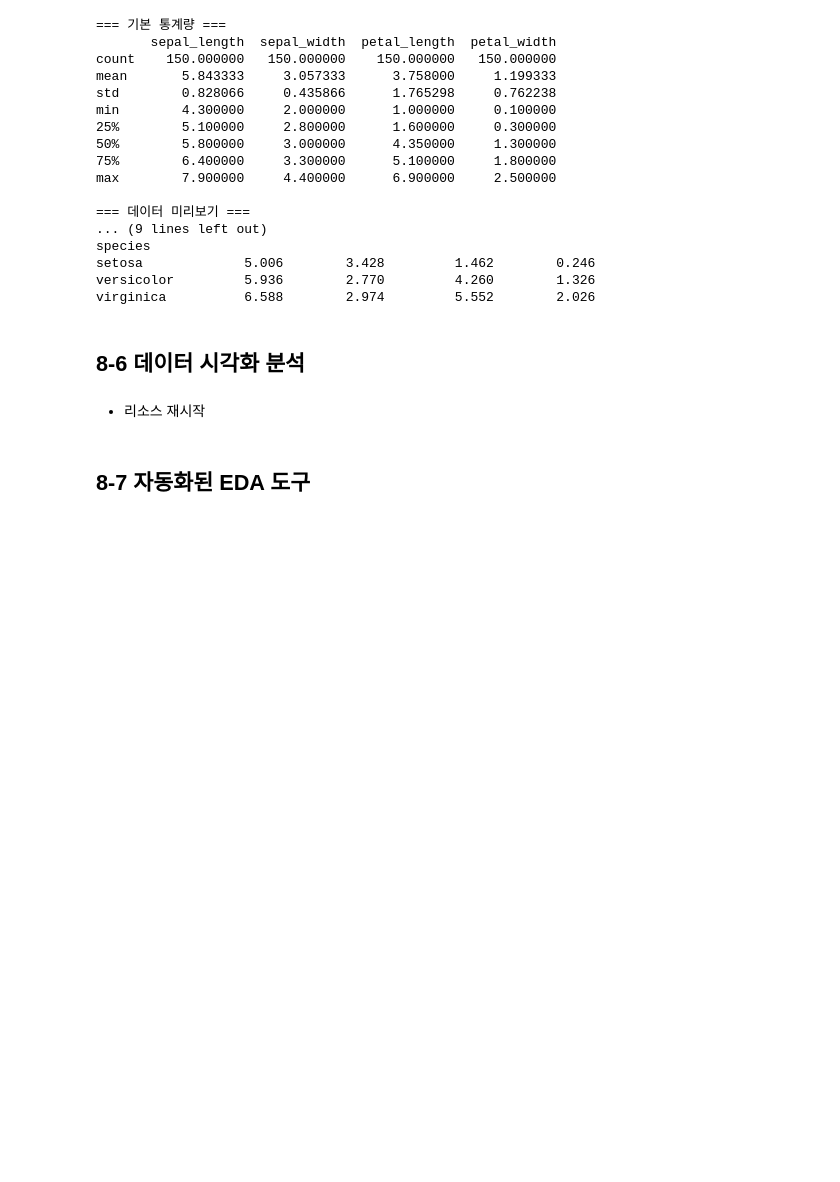
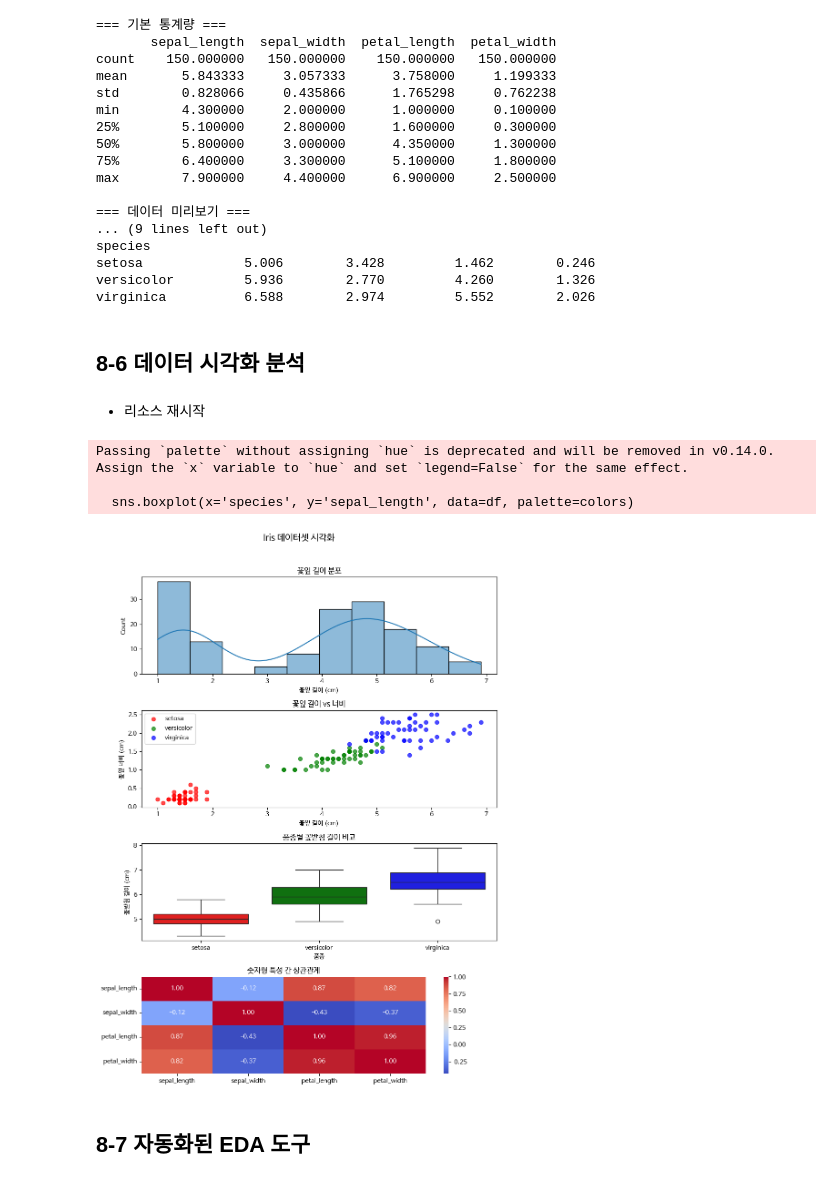
Before and after one commit to HYA6/DataAnalysis, a Jupyter notebook: OpenSourceDataAnalysis_08.ipynb, the cells around one changed output. Cells and saved outputs as stored; diff of their text form; code cells hidden in the pictures; blank space fills up the shorter version.

```diff
--- a/OpenSourceDataAnalysis_08.ipynb
+++ b/OpenSourceDataAnalysis_08.ipynb
@@ -228,39 +228,53 @@ plt.suptitle('Iris 데이터셋 시각화', y=1.02, fontsize=14)
 ## 첫 번째 서브플롯: 꽃잎 길이 분포 (히스토그램)
 plt.subplot(4, 1, 1)
 # seaborn을 이용하여 petal_length를 10개 구간으로 나누어 히스토그램 표시
+sns.histplot(df['petal_length'], bins = 10, kde = True)
 plt.title('꽃잎 길이 분포')
 plt.xlabel('꽃잎 길이 (cm)')
 
 ## 두 번째 서브플롯: 꽃잎 길이 vs 너비 (산점도)
 plt.subplot(4, 1, 2)
 species_list = df['species'].unique()
 colors = {'setosa':'red', 'versicolor':'green', 'virginica':'blue'}
 
 for species in species_list:
     species_data = df[df['species'] == species]
     # matplotlib를 이용하여 길이, 넓이를 산점도로 표시
+    plt.scatter(
+        species_data['petal_length'],
+        species_data['petal_width'],
+        c = colors[species],
+        label = species,
+        alpha = 0.7
+    )
 plt.title('꽃잎 길이 vs 너비')
 plt.xlabel('꽃잎 길이 (cm)')
 plt.ylabel('꽃잎 너비 (cm)')
 plt.legend()
 
 ## 세 번째 서브플롯: 품종별 꽃받침 길이 (박스플롯)
 plt.subplot(4, 1, 3)
 # seaborn을 이용하여 품종 별 꽃받침 길이를 박스플롯으로 표시
+sns.boxplot(x='species', y='sepal_length', data=df, palette=colors)
 plt.title('품종별 꽃받침 길이 비교')
 plt.xlabel('품종')
 plt.ylabel('꽃받침 길이 (cm)')
 
 ## 네 번째 서브플롯: 숫자형 특성 간 상관관계 (히트맵)
 plt.subplot(4, 1, 4)
 numeric_df = df.select_dtypes(include='number')
 corr = numeric_df.corr()
 sns.heatmap(corr, annot=True, cmap='coolwarm', fmt=".2f")
 plt.title('숫자형 특성 간 상관관계')
 
 ## 레이아웃 조정 및 그래프 표시
 plt.tight_layout()
 plt.show()
+# %% [output]
+Passing `palette` without assigning `hue` is deprecated and will be removed in v0.14.0. Assign the `x` variable to `hue` and set `legend=False` for the same effect.
+
+  sns.boxplot(x='species', y='sepal_length', data=df, palette=colors)
+[figure, added]
 # %% [markdown]
 ## 8-7 자동화된 EDA 도구
 # %%
```
Also changed, not shown: parts of 2 cells of this notebook.
